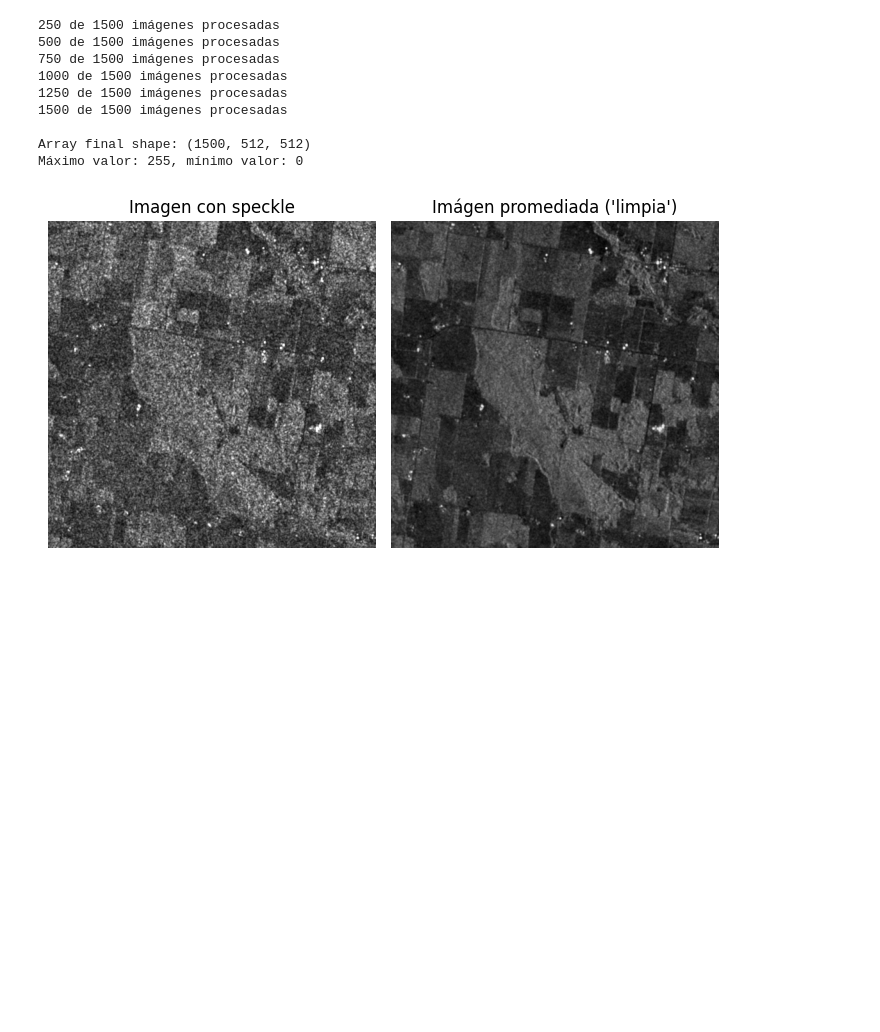
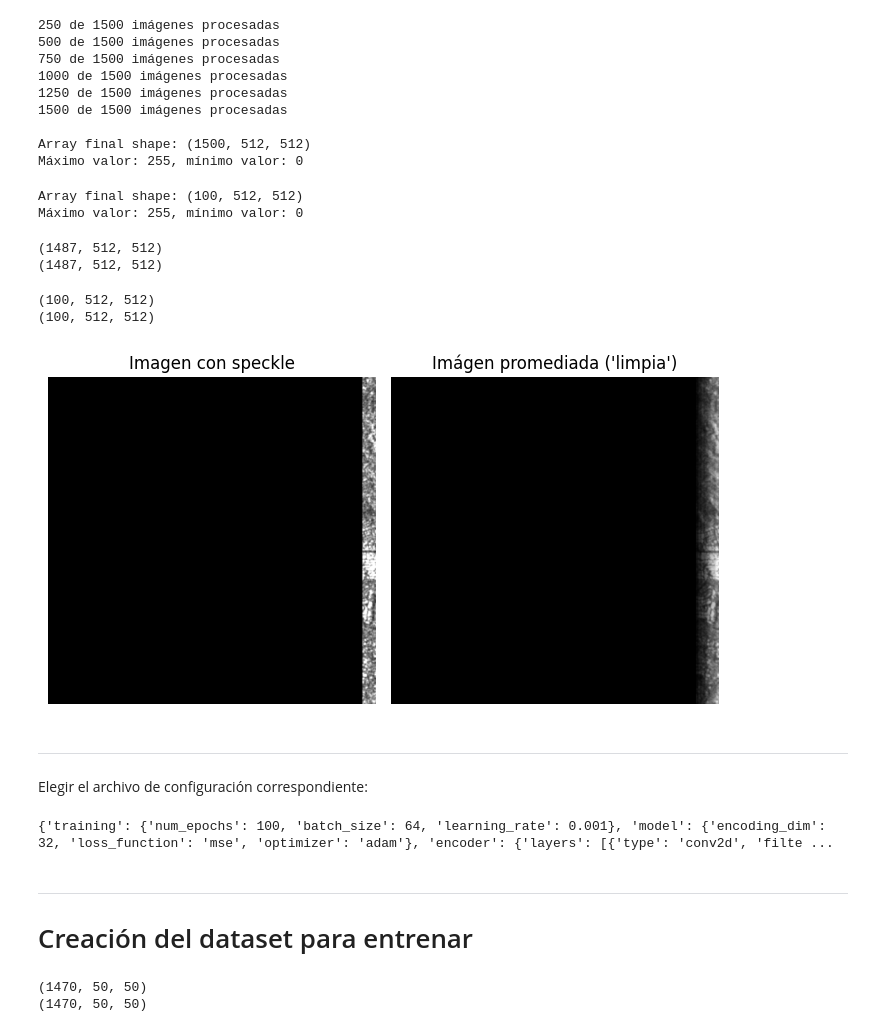
Before and after one commit to biancabalzarini/despeckling, a Jupyter notebook: notebooks/main_real_images.ipynb, the cells around one changed output. Saved outputs shown, nothing was run; the diff lists cells and outputs as text; code cells hidden in the pictures; blank space fills up the shorter version.

Commit message:
main paralelo para entrenar con imagenes reales + algunos configs para imagenes reales

```diff
--- a/notebooks/main_real_images.ipynb
+++ b/notebooks/main_real_images.ipynb
@@ -47,22 +71,57 @@ clean = load_tiff_datasets('GTruth')
 
 Array final shape: (1500, 512, 512)
 Máximo valor: 255, mínimo valor: 0
+# %%
+clean_val = load_tiff_datasets('GTruth_val')
+# %% [output]
+Array final shape: (100, 512, 512)
+Máximo valor: 255, mínimo valor: 0
+# %%
+clean = clean[np.array([np.min(img) != np.max(img) for img in clean])]
+noisy = noisy[np.array([np.min(img) != np.max(img) for img in noisy])]
+print(clean.shape)
+print(noisy.shape)
+# %% [output]
+(1487, 512, 512)
+(1487, 512, 512)
+# %%
+clean_val = clean_val[np.array([np.min(img) != np.max(img) for img in clean_val])]
+noisy_val = noisy_val[np.array([np.min(img) != np.max(img) for img in noisy_val])]
+print(clean_val.shape)
+print(noisy_val.shape)
+# %% [output]
+(100, 512, 512)
+(100, 512, 512)
 # %%
-index = 58 # Index random
+index = 0 # Index random
 
 plt.figure(figsize=(7, 4))
 
 plt.subplot(1, 2, 1)
 plt.imshow(noisy[index], cmap='gray')
 plt.title("Imagen con speckle")
 plt.axis('off')
 
 plt.subplot(1, 2, 2)
 plt.imshow(clean[index], cmap='gray')
 plt.title("Imágen promediada ('limpia')")
 plt.axis('off')
 
 plt.tight_layout()
 plt.show()
 # %% [output]
-[figure, old version]
+[figure, new version]
+# %% [markdown]
+---
+Elegir el archivo de configuración correspondiente:
+# %%
+config_name = 'config_2' # Elegir
+
+config_path = f'configs/imagenes_reales/{config_name}.yaml'
+config = OmegaConf.load(config_path)
+config
+# %% [output]
+{'training': {'num_epochs': 100, 'batch_size': 64, 'learning_rate': 0.001}, 'model': {'encoding_dim': 32, 'loss_function': 'mse', 'optimizer': 'adam'}, 'encoder': {'layers': [{'type': 'conv2d', 'filte ...
+# %% [markdown]
+---
+# Creación del dataset para entrenar
@@ -68,0 +130,11 @@ plt.show()
+# %%
+#Borrar
+clean = clean[:,:50,:50]
+noisy = noisy[:,:50,:50]
+clean = clean[np.array([np.min(img) != np.max(img) for img in clean])]
+noisy = noisy[np.array([np.min(img) != np.max(img) for img in noisy])]
+print(clean.shape)
+print(noisy.shape)
+# %% [output]
+(1470, 50, 50)
+(1470, 50, 50)
```
Also changed, not shown: parts of 24 cells of this notebook, 4 other files.
